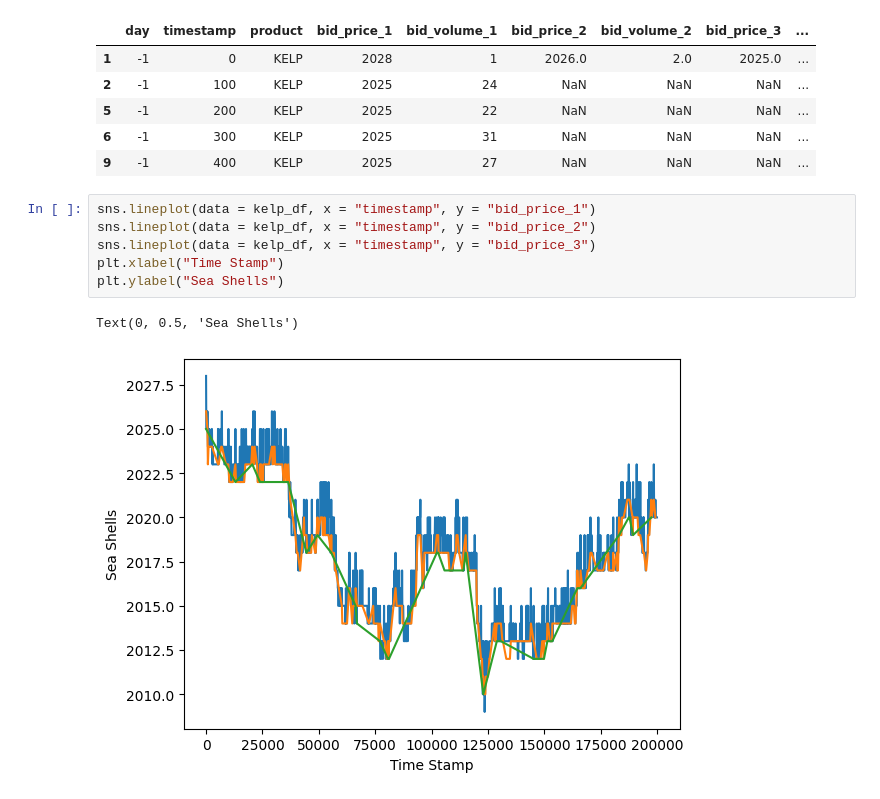
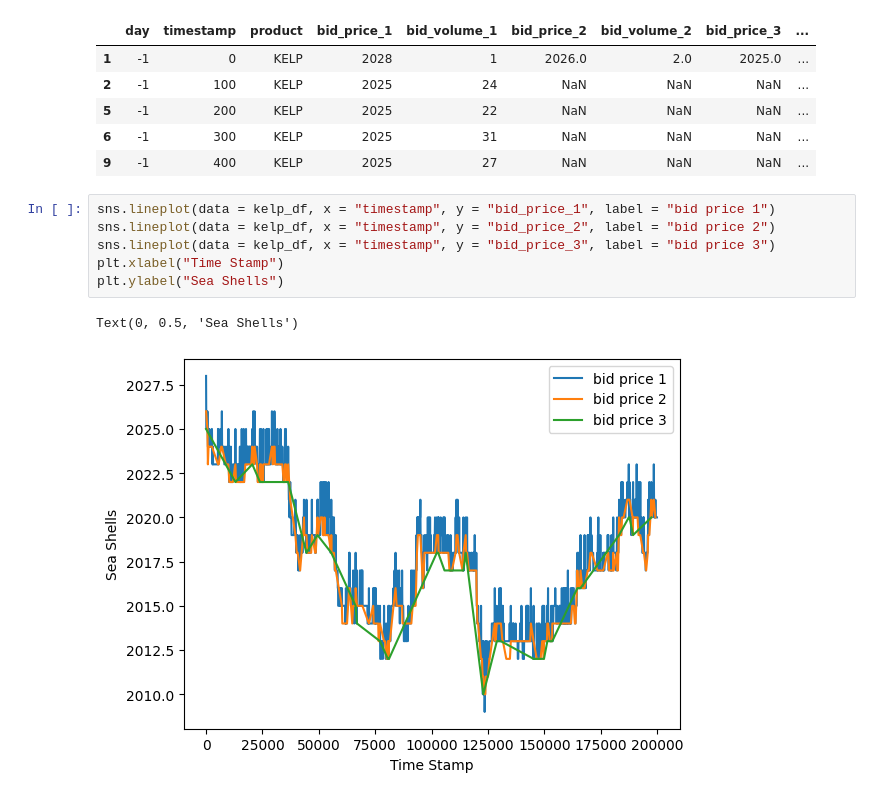
Before and after one commit to Advay-K1/IMC_Prosperity, a Jupyter notebook: analysis/kelp_round1.ipynb, the cells around one changed output. Drawn from its saved outputs; the diff is of its cells as text.

```diff
--- a/analysis/kelp_round1.ipynb
+++ b/analysis/kelp_round1.ipynb
@@ -25,11 +25,11 @@ kelp_df.head()
 | 6 | -1 | 300 | KELP | 2025 | 31 | NaN | NaN | NaN | ... |
 | 9 | -1 | 400 | KELP | 2025 | 27 | NaN | NaN | NaN | ... |
 # %%
-sns.lineplot(data = kelp_df, x = "timestamp", y = "bid_price_1")
-sns.lineplot(data = kelp_df, x = "timestamp", y = "bid_price_2")
-sns.lineplot(data = kelp_df, x = "timestamp", y = "bid_price_3")
+sns.lineplot(data = kelp_df, x = "timestamp", y = "bid_price_1", label = "bid price 1")
+sns.lineplot(data = kelp_df, x = "timestamp", y = "bid_price_2", label = "bid price 2")
+sns.lineplot(data = kelp_df, x = "timestamp", y = "bid_price_3", label = "bid price 3")
 plt.xlabel("Time Stamp")
 plt.ylabel("Sea Shells")
 # %% [output]
 Text(0, 0.5, 'Sea Shells')
-[figure, old version]
+[figure, new version]
```
Also changed, not shown: parts of 2 cells of this notebook, 1 other file.
